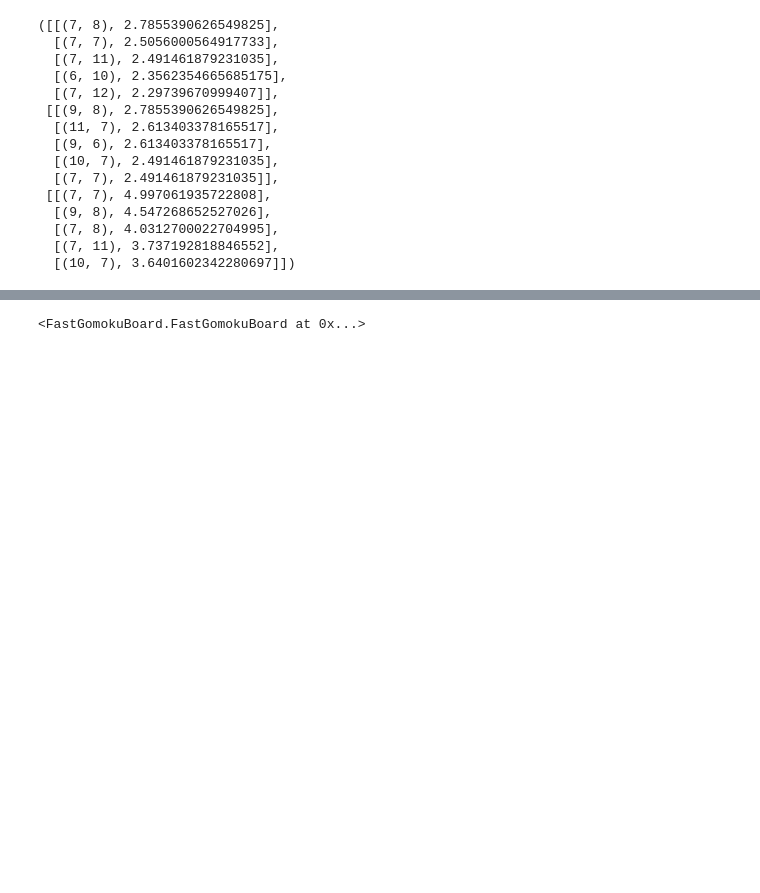
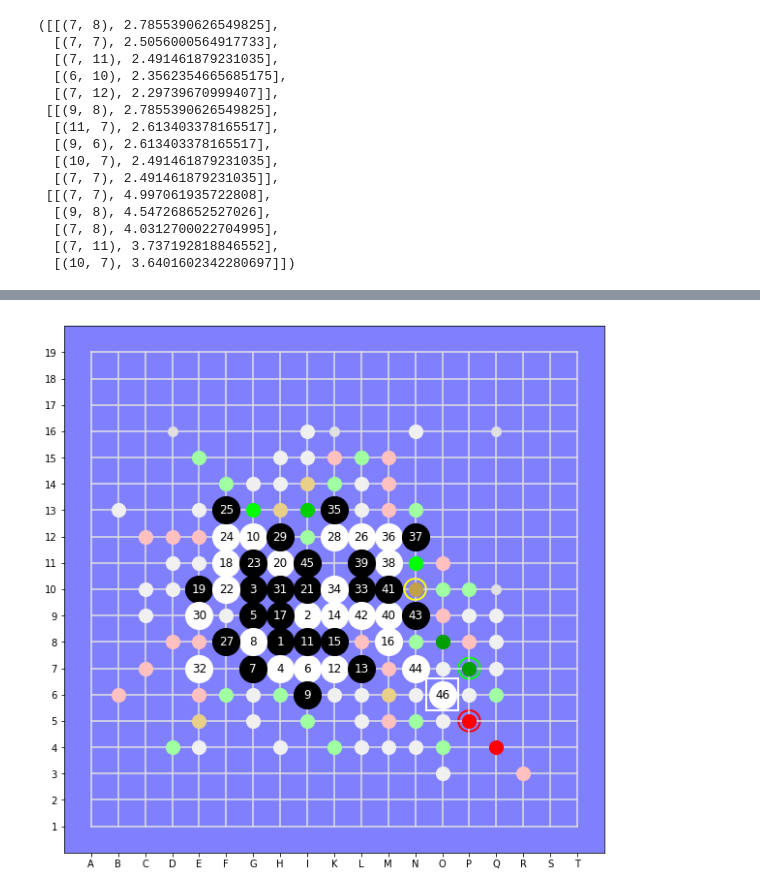
Before and after one commit to Project-Ellie/tutorials, a Jupyter notebook: other_stuff/DeepGomoku/GoMoku.ipynb, the cells around one changed output, grey strips where cells are left out. Saved outputs shown, nothing was run; the diff lists cells and outputs as text; code cells hidden in the pictures; blank space fills up the shorter version.

Commit message:
Bug fixes and the first game without trivial mistakes

```diff
--- a/other_stuff/DeepGomoku/GoMoku.ipynb
+++ b/other_stuff/DeepGomoku/GoMoku.ipynb
@@ -124,4 +125,2 @@ defensive: (11, 11)
 # %%
-board.set(M, 12)
+board.set(O, 6);
-# %% [output]
-<FastGomokuBoard.FastGomokuBoard at 0x...>
@@ -127,0 +129,6 @@ board.set(M, 12)
+# %%
+board1 = Board.from_csv("MyVeryFirstGame.csv")
+# %%
+board1.display()
+# %% [output]
+[figure, added]
```
Also changed, not shown: parts of 2 cells of this notebook, 6 other files.
